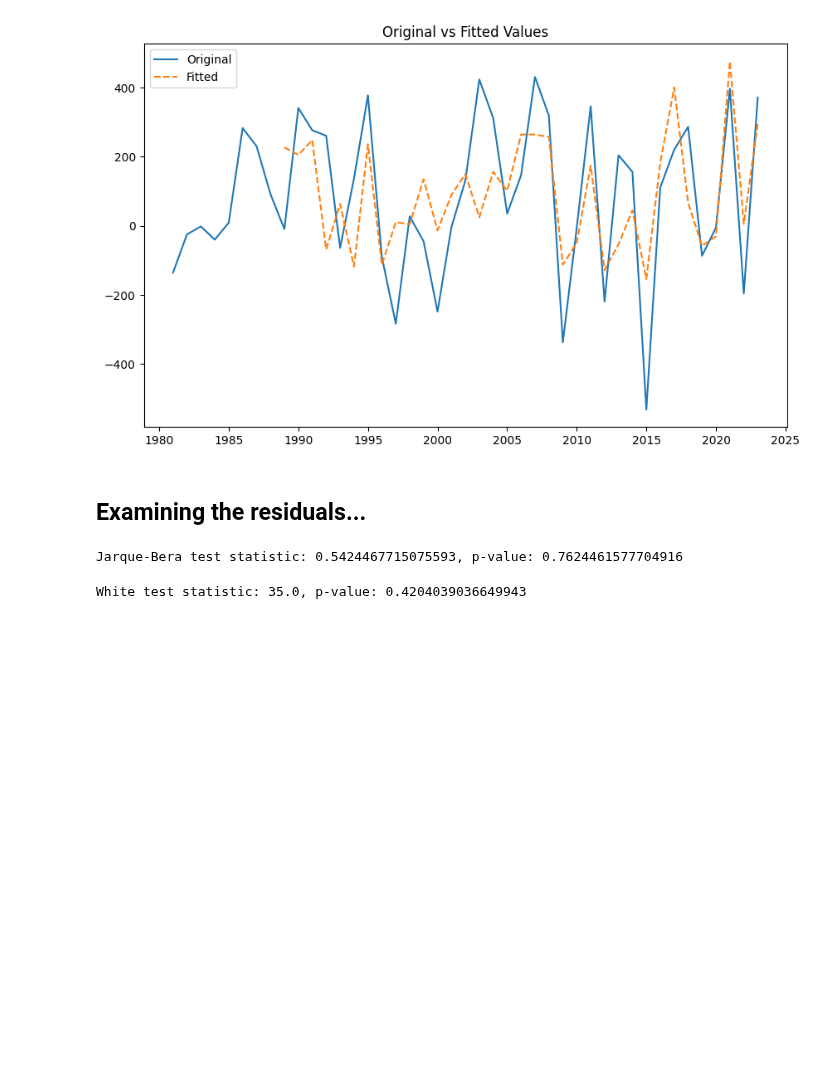
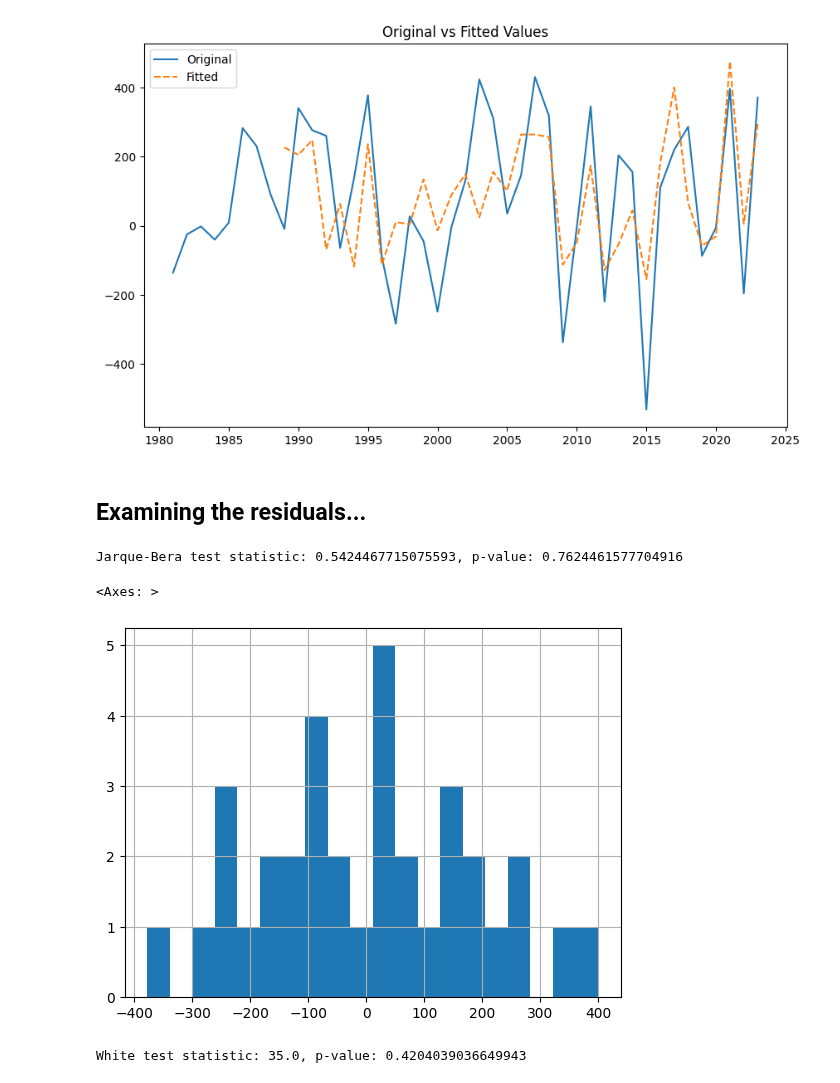
Before and after one commit to niklas0801/VAR_Models, a Jupyter notebook: AR_models.ipynb, the cells around one changed output. Drawn from its saved outputs; the diff is of its cells as text; code cells hidden in the pictures; blank space fills up the shorter version.

Commit message:
added a histogram for the residuals

```diff
--- a/AR_models.ipynb
+++ b/AR_models.ipynb
@@ -183,6 +183,11 @@ print(f'Jarque-Bera test statistic: {jb_test[0]}, p-value: {jb_test[1]}')
 # therefore, the residuals are normal
 # %% [output]
 Jarque-Bera test statistic: 0.5424467715075593, p-value: 0.7624461577704916
+# %%
+residuals.hist(bins=20)
+# %% [output]
+<Axes: >
+[figure, added]
 # %%
 # White-Test for checking, if the variance of the residuals is constant
 
```
Also changed, not shown: parts of 2 cells of this notebook.
